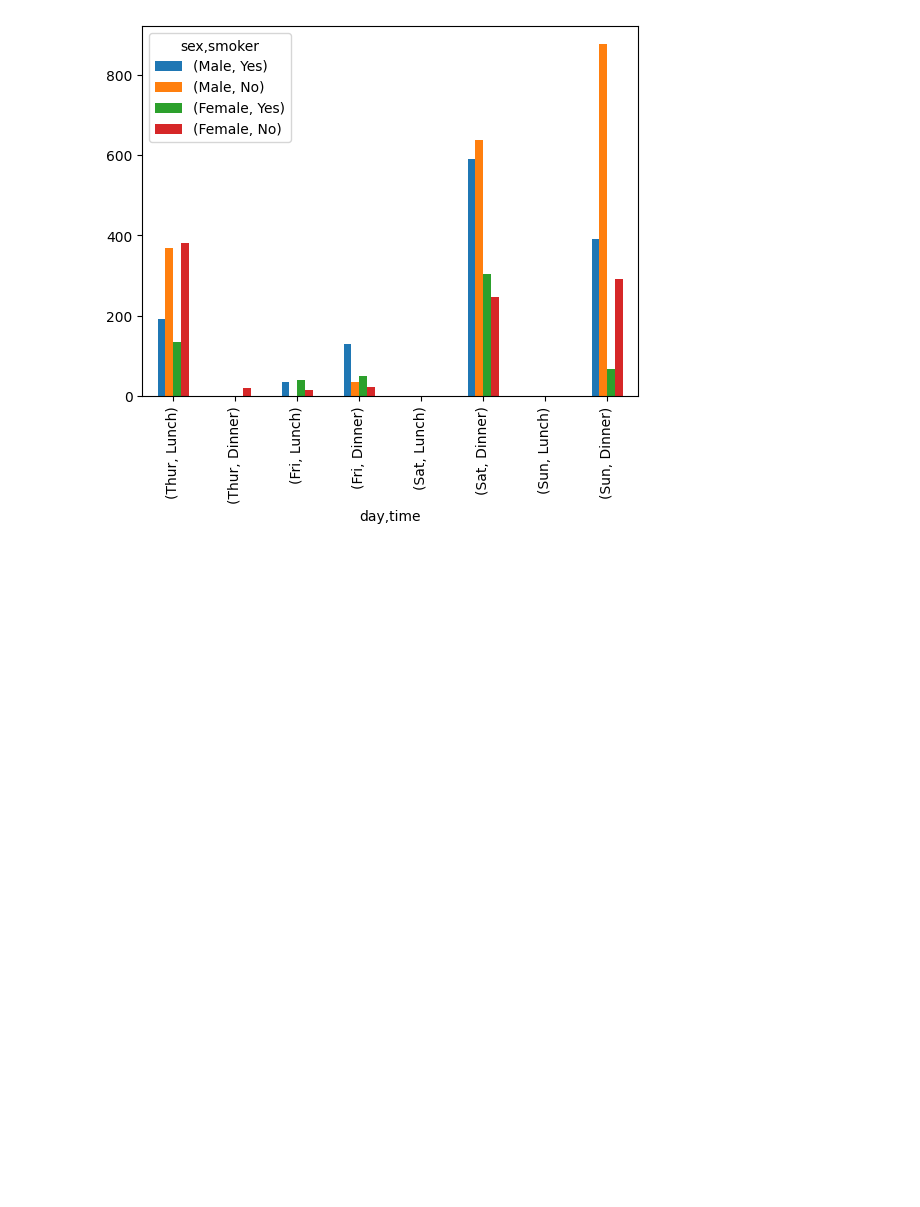
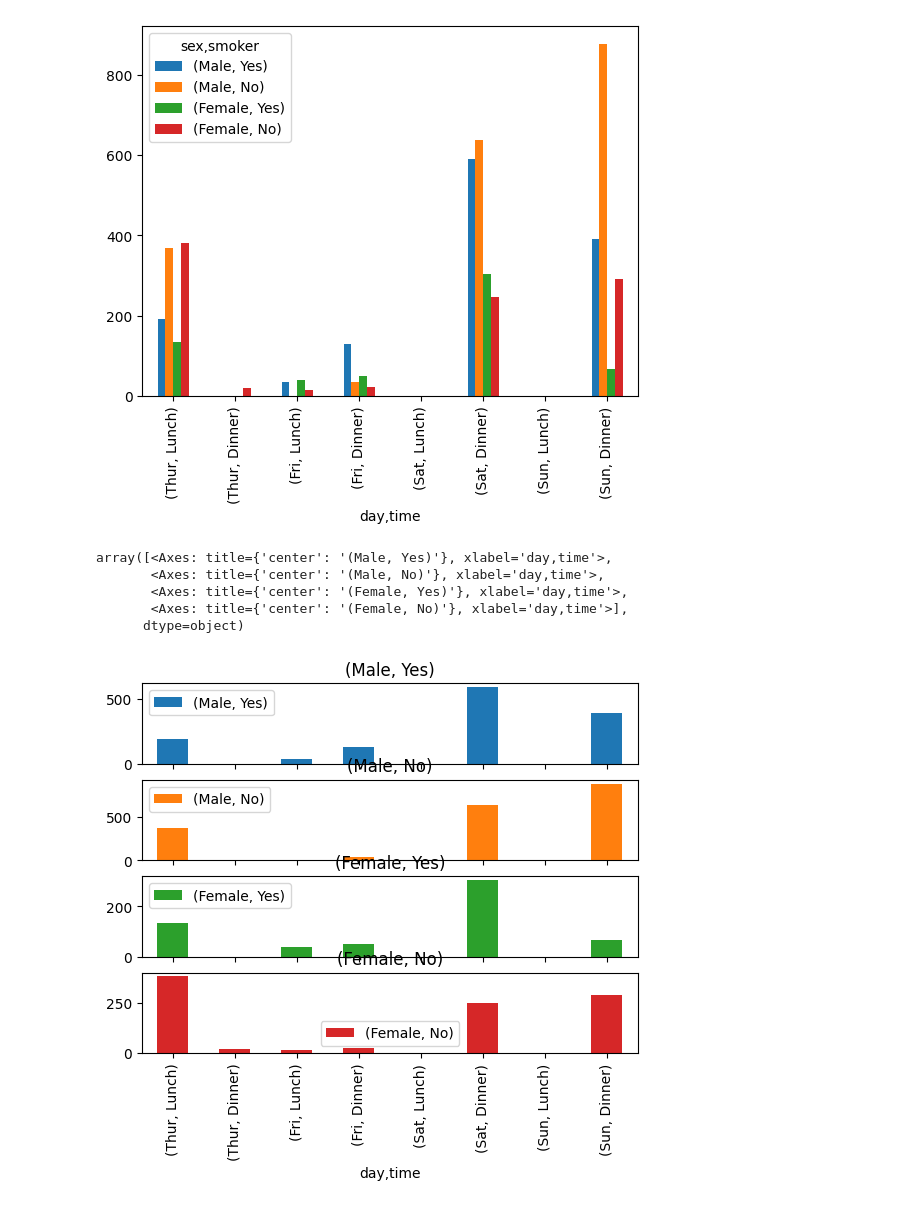
Before and after one commit to XionVolt/Ai-Ml, a Jupyter notebook: Programming/Pandas/011_PandasPlotMethod.ipynb, the cells around one changed output. Saved outputs shown, nothing was run; the diff lists cells and outputs as text; code cells hidden in the pictures; blank space fills up the shorter version.

```diff
--- a/Programming/Pandas/011_PandasPlotMethod.ipynb
+++ b/Programming/Pandas/011_PandasPlotMethod.ipynb
@@ -171,3 +171,13 @@ tips.pivot_table(index=['day','time'], columns=['sex','smoker'],values='total_bi
 # %% [output]
 <Axes: xlabel='day,time'>
 [figure]
+# %%
+tips.pivot_table(index=['day','time'], columns=['sex','smoker'],values='total_bill',aggfunc='sum').plot(kind='bar',subplots=True)
+# so this will make separate graph for each combination(every column)
+# %% [output]
+array([<Axes: title={'center': '(Male, Yes)'}, xlabel='day,time'>,
+       <Axes: title={'center': '(Male, No)'}, xlabel='day,time'>,
+       <Axes: title={'center': '(Female, Yes)'}, xlabel='day,time'>,
+       <Axes: title={'center': '(Female, No)'}, xlabel='day,time'>],
+      dtype=object)
+[figure, added]
```
Also changed, not shown: 2 other files.
